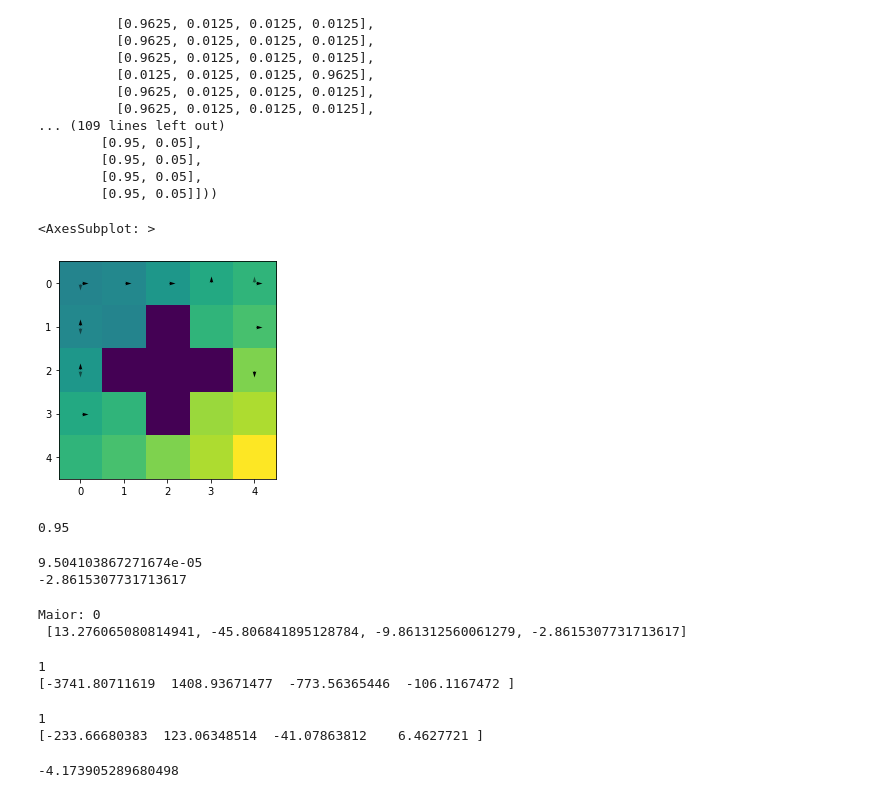
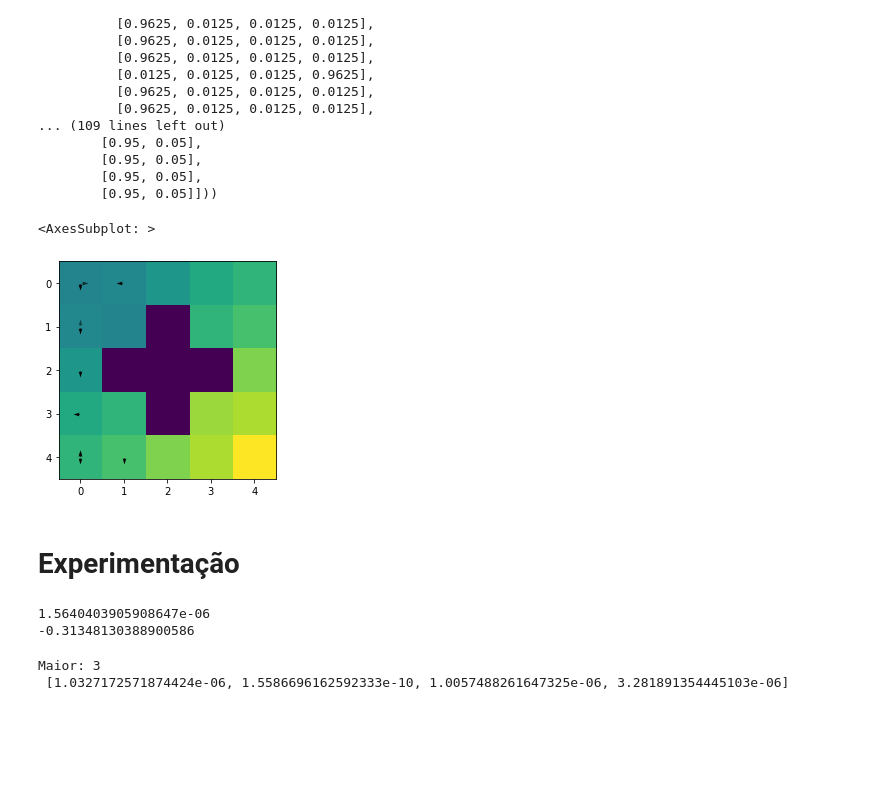
Before and after one commit to guialba/RL, a Jupyter notebook: Gridworld/experiment.ipynb, the cells around one changed output. Saved outputs shown, nothing was run; the diff lists cells and outputs as text; code cells hidden in the pictures; blank space fills up the shorter version.

Commit message:
testes estimador

```diff
--- a/Gridworld/experiment.ipynb
+++ b/Gridworld/experiment.ipynb
@@ -112,7 +112,7 @@ def generateTrajetoryPi(pi, g, size=10):
 
     return arr
 
-def generateTrajetory(eta, H, g, size=10):
+def generateTrajetory(H, eta, g, size=10):
     s = 0
     b = 1
     h = None
@@ -123,47 +123,44 @@ def generateTrajetory(eta, H, g, size=10):
 
         pi, psi = H[h]
 
         a  = random.choices(list(range(len(pi[s]))), pi[s], k=1)[0]
         step =  (s, a)
         s,_,_ = g.transition(s,  a)
         arr.append(step)
         b = random.choices([0,1], [1-psi[s], psi[s]], k=1)[0]
     arr.append((s, None))
 
     return arr
 
 
 tH = {1: list(range(10))+[14], 0: list(set(range(10, 25)) - {14}) }
 psi_1 = [.3 for _ in g.S]
 psi_2 = [.3 for _ in g.S]
 H = [
     (pi_1, psi_1),
     (pi_2, psi_2)
 ]
 eta = np.array([[.95 if s in tH[h] else .05 for h,_ in enumerate(H)] for s,_ in enumerate(g.S)])
 
-E = generateTrajetory(eta, H, g, 15)
+E = generateTrajetory(H, eta, g, 15)
 # E = generateTrajetoryPi(pi_star, g)
 
 # ax = plotEffects(g)
 # plotPolicy(h_2.PI, h_2, ax=ax)
 ax = plotTrajectory(E, g)
 plotActionStateValue(g.Q, g, ax=ax)
 # %% [output]
 <AxesSubplot: >
-[figure, old version]
+[figure, new version]
-# %%
-eta2, H2 = generateTheta(g.S)
-H2[0][1]
-# %% [output]
-0.95
+# %% [markdown]
+# Experimentação
 # %%
 from ddo import DDO
 
-ddo = DDO()
+ddo = DDO(E, H, eta)
 
-print(ddo.posterior(0, E, H, eta))
-print(ddo.expectation_gradient(E, H, eta))
+print(ddo.posterior(0))
+print(ddo.expectation_gradient())
 # %% [output]
-9.504103867271674e-05
--2.8615307731713617
+1.5640403905908647e-06
+-0.31348130388900586
@@ -175,59 +178,11 @@ p_star_psi = [psi_1, psi_2]
 
 psis = [p1_psi, p2_psi, p3_psi] + [p_star_psi]
 
-ddo = DDO()
-likes = [ddo.expectation_gradient(E, *generateTheta(g.S, psis=psi)) for psi in psis]
+likes = [get_likelihood_from_theta(E, psi) for psi in psis]
 likes
 
 p = np.argmax(likes)
 print(f'Maior: {p}\n', likes)
 # %% [output]
-Maior: 0
- [13.276065080814941, -45.806841895128784, -9.861312560061279, -2.8615307731713617]
+Maior: 3
+ [1.0327172571874424e-06, 1.5586696162592333e-10, 1.0057488261647325e-06, 3.281891354445103e-06]
-# %%
-thetas = [.9, .1, .5] + [.3]
-
-def teste():
-    E = generateTrajetory(*generateTheta(g.S)[::-1], g, 15)
-    return [ddo.expectation_gradient(E, *generateTheta(g.S, psis=psi)) for psi in psis]
-
-psis = [[[theta for _ in g.S]]*2 for theta in thetas]
-
-total_episodes = 100
-exps = [teste() for _ in range(total_episodes)]
-freq = [np.mean([int(np.argmax(v)==i) for v in exps])for i in range(len(psis))]
-print(np.argmax(np.sum(exps, axis=0)))
-print(np.sum(exps, axis=0))
-# print(freq)
-# %% [output]
-1
-[-3741.80711619  1408.93671477  -773.56365446  -106.1167472 ]
-# %%
-thetas = [.9, .1, .5] + [.3]
-
-def teste_run(g, psis, size=10):
-    E = generateTrajetory(*generateTheta(g.S)[::-1], g, size)
-    return [ddo.expectation_gradient(E, *generateTheta(g.S, psis=psi)) for psi in psis]
-
-psis = [[[theta for _ in g.S]]*2 for theta in thetas]
-
-total_episodes = 10
-exps = [teste_run(g, psis) for _ in range(total_episodes)]
-# freq = [np.mean([int(np.argmax(v)==i) for v in exps])for i,_ in enumerate(psis)]
-
-print(np.argmax(np.sum(exps, axis=0)))
-print(np.sum(exps, axis=0))
-# %% [output]
-1
-[-233.66680383  123.06348514  -41.07863812    6.4627721 ]
-# %%
-
-psis = [[.3 for _ in g.S]]*2
-E = generateTrajetory(*generateTheta(g.S)[::-1], g, 10)
-ddo.expectation_gradient(E, *generateTheta(g.S, psis=psis))
-
-# H, eta = generateTheta(g.S, psis=psis)
-
-# [ddo.posterior(i, E, H, eta) for i in range(9)]
-# %% [output]
--4.173905289680498
```
Also changed, not shown: parts of 13 cells of this notebook, 1 other file.
